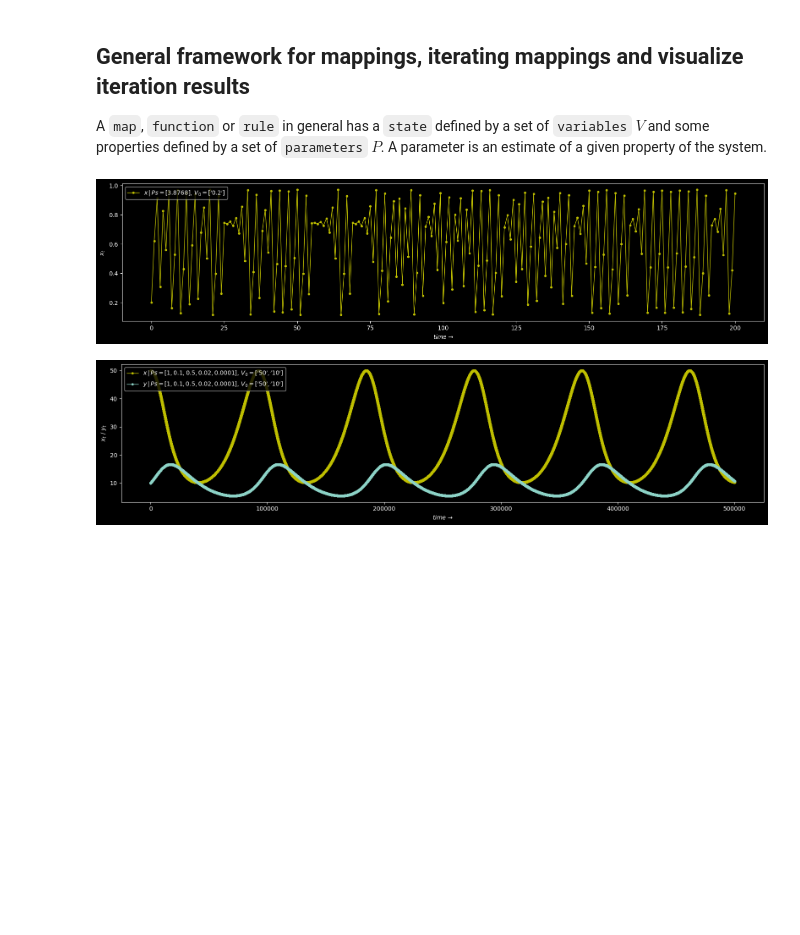
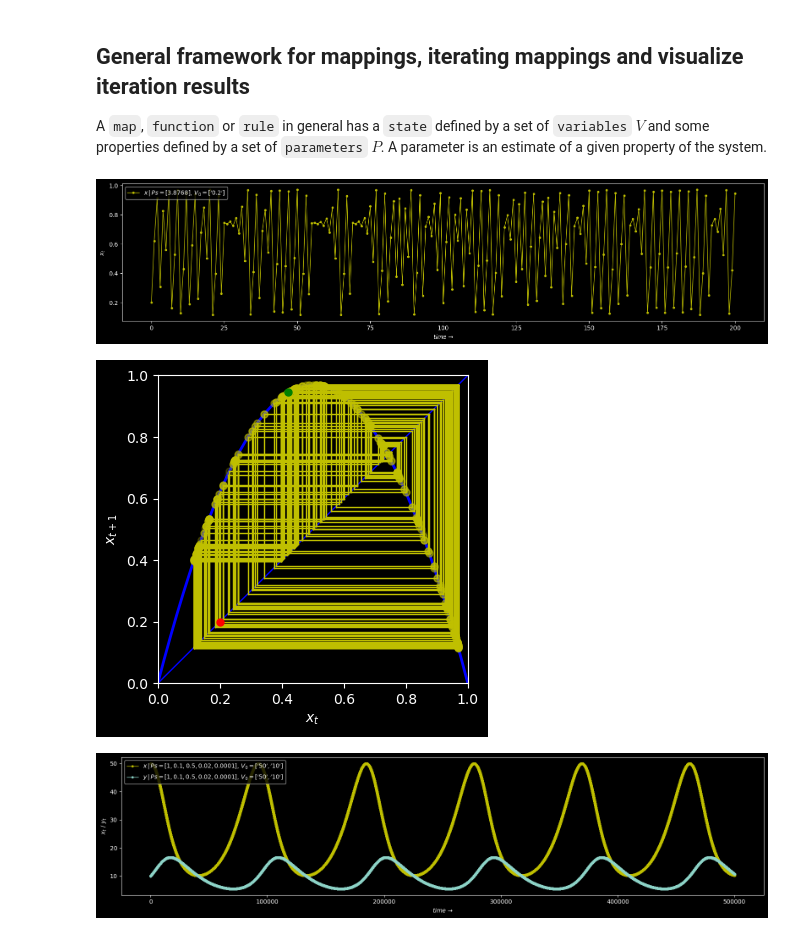
Before and after one commit to bartmarseille/iterative-maps, a Jupyter notebook: map-iterate-plot-framework.ipynb, the cells around one changed output. Cells and saved outputs as stored; diff of their text form; code cells hidden in the pictures; blank space fills up the shorter version.

Commit message:
fixed iterate and plot methods to work with Ps and Vs

```diff
--- a/map-iterate-plot-framework.ipynb
+++ b/map-iterate-plot-framework.ipynb
@@ -66,20 +66,20 @@ def drop_unnecessary(label, L, req_size_L):
         warnings.warn(f'Warning: dropping unnecessary {label}: {L[req_size_L:]}')
         L[:] = list(L[:req_size_L])
 
-def iterate(map: Callable, P, V=None, n=0) -> list:
+def iterate(map: Callable, Ps, Vs=None, n=0) -> list:
 
-    assert isinstance(P, list), f'P must be of type list, but P = {P}'
-    assert len(P)>0 and P[0], f'the list P must contain a list of parameters, but P = {P}'
+    assert isinstance(Ps, list), f'Ps must be of type list, but Ps = {Ps}'
+    assert len(Ps)>0 and Ps[0], f'the list P must contain a list of parameters, but Ps = {Ps}'
     # assert len(P)>0 and P[0] is not None and isinstance(P[0], list), 'P is a list of a list of parameters and must be of type list[list]'
     # assert P[0][0], 'P is a list of a list of parameters and must contain a parameter'
 
-    if not V:
-        V=None
+    if not Vs:
+        Vs=None
         n=0
 
     # make sure Ps=[[..]] and Vs=[[..]] or [None]
-    Ps = [P] if not isinstance(P[0], list) else P
-    Vs = [V] if not V or not isinstance(V[0], list) else V
+    Ps = [Ps] if not isinstance(Ps[0], list) else Ps
+    Vs = [Vs] if not Vs or not isinstance(Vs[0], list) else Vs
 
     # print(f'Vs: {Vs}')
     # call map once to validate args Ps and Vs
@@ -216,14 +216,18 @@ def plot_cobweb(map, Is, P, ax=None):
 r = 3.8768
 x0 = 0.2
 
-P = [[r]]
-V = [[x0]]
+P = [r]
+V = [x0]
 
-Is = iterate(logistic_map, P, V, n=200)
+Is = iterate(logistic_map, Ps=[P], Vs=[V], n=200)
 
 plot_iterations(Is)
 # %% [output]
 [figure]
+# %%
+plot_cobweb(logistic_map, Is, P)
+# %% [output]
+[figure, added]
 # %%
 # initial conditions for the rabbit (x) and fox (y)
 x0 = 50 # rabbits
```
